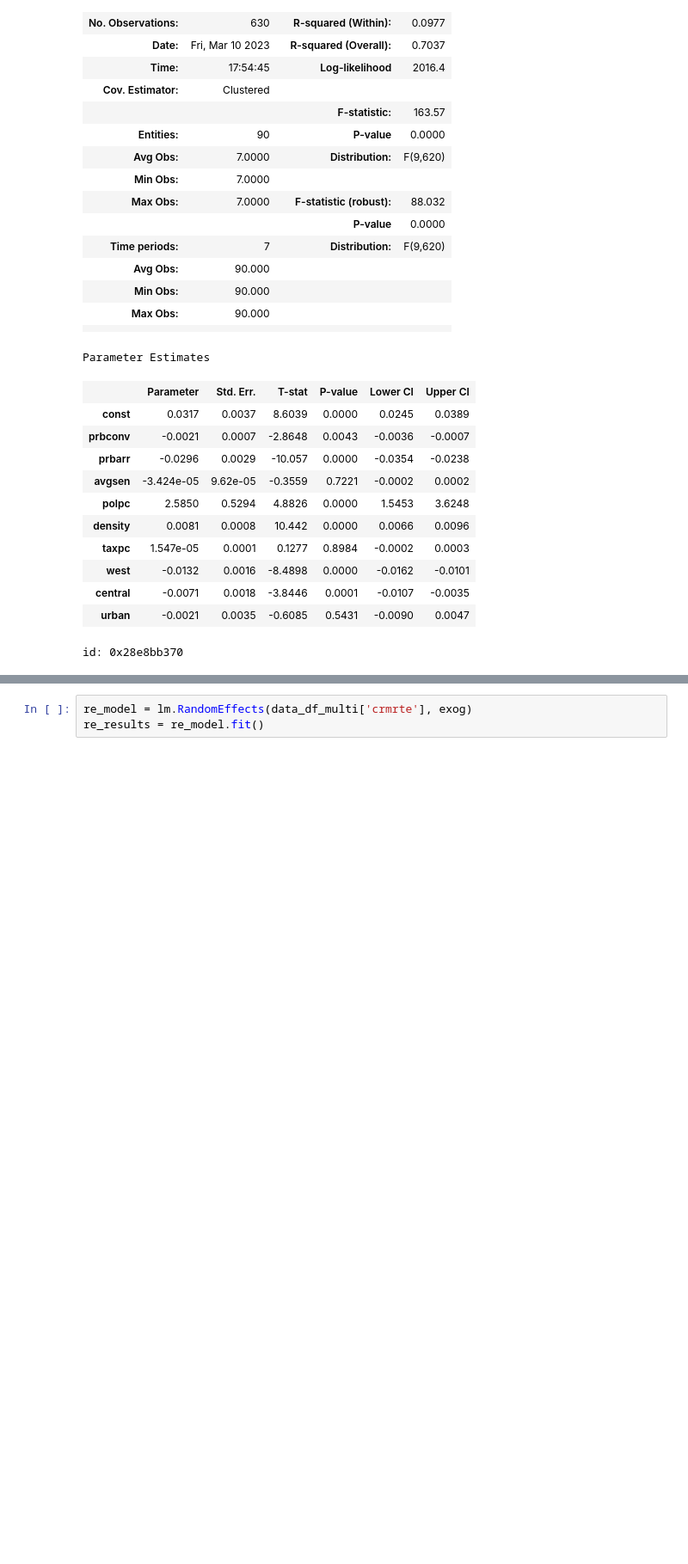
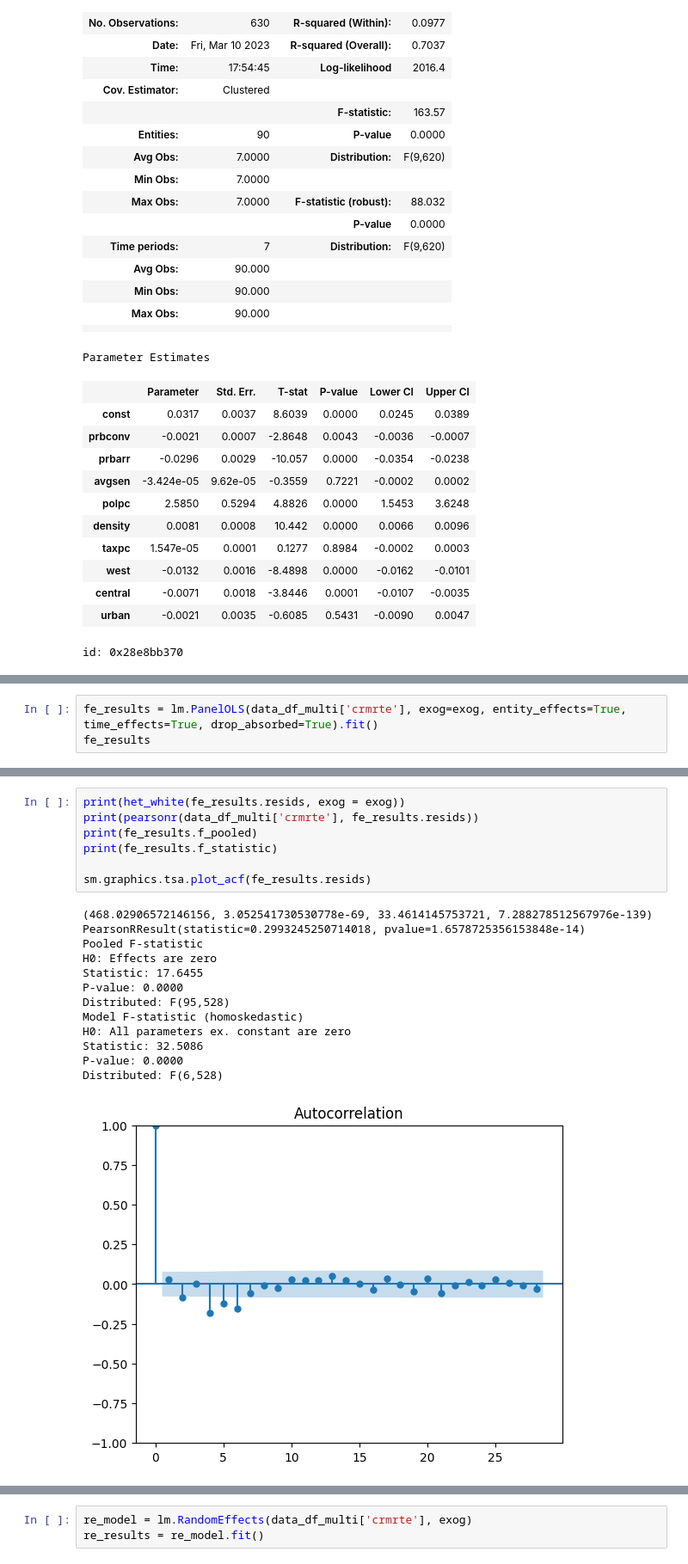
Before and after one commit to dhruv-pandit/Semester-Two-Projects, a Jupyter notebook: Micro/micro_ass1.ipynb, the cells around one changed output, grey strips where cells are left out. Shown at 86% size. Cells and saved outputs as stored; diff of their text form; blank space fills up the shorter version.

```diff
--- a/Micro/micro_ass1.ipynb
+++ b/Micro/micro_ass1.ipynb
@@ -292,0 +322,3 @@ f p-value: 0.000
+# %%
+fe_results = lm.PanelOLS(data_df_multi['crmrte'], exog=exog, entity_effects=True, time_effects=True, drop_absorbed=True).fit()
+fe_results
@@ -292,0 +363,21 @@ f p-value: 0.000
+# %%
+print(het_white(fe_results.resids, exog = exog))
+print(pearsonr(data_df_multi['crmrte'], fe_results.resids))
+print(fe_results.f_pooled)
+print(fe_results.f_statistic)
+
+sm.graphics.tsa.plot_acf(fe_results.resids)
+# %% [output]
+(468.02906572146156, 3.052541730530778e-69, 33.4614145753721, 7.288278512567976e-139)
+PearsonRResult(statistic=0.2993245250714018, pvalue=1.6578725356153848e-14)
+Pooled F-statistic
+H0: Effects are zero
+Statistic: 17.6455
+P-value: 0.0000
+Distributed: F(95,528)
+Model F-statistic (homoskedastic)
+H0: All parameters ex. constant are zero
+Statistic: 32.5086
+P-value: 0.0000
+Distributed: F(6,528)
+[figure, added]
```
Also changed, not shown: parts of 35 cells of this notebook.
